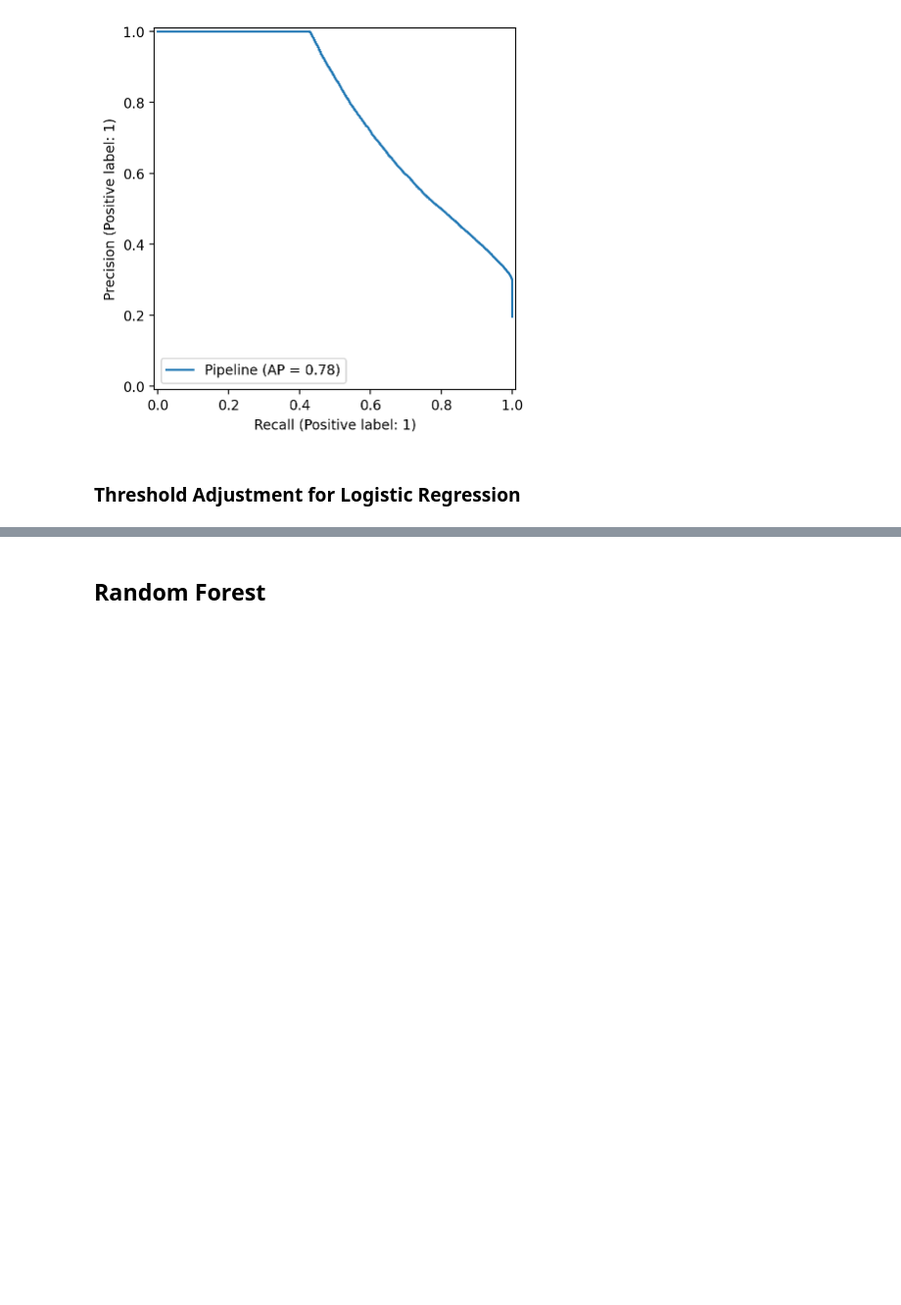
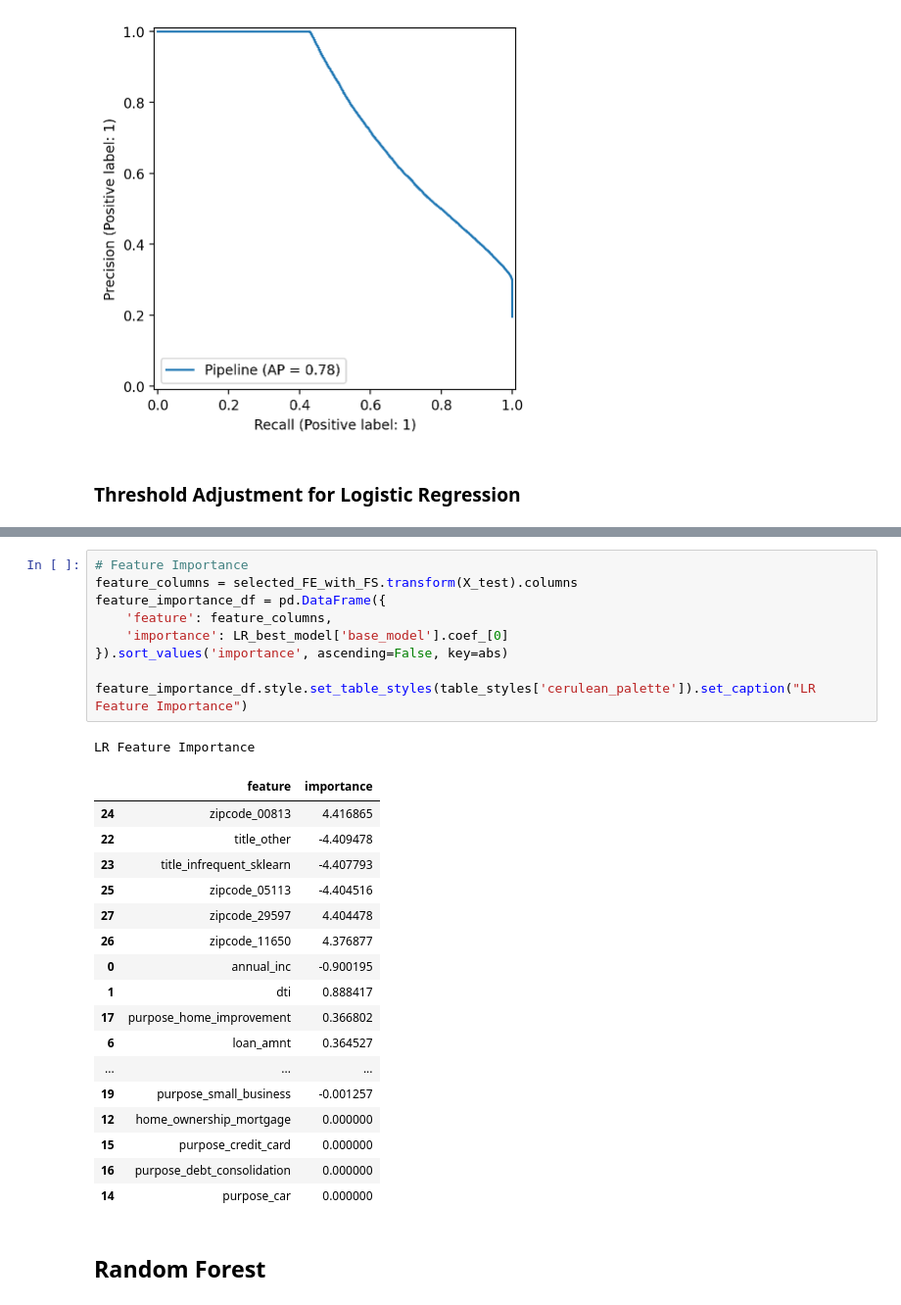
Before and after one commit to jyothisable/Credit-Default-Risk-Prediction-Model, a Jupyter notebook: model_prototyping.ipynb, the cells around one changed output, grey strips where cells are left out. Shown at 98% size. Saved outputs shown, nothing was run; the diff lists cells and outputs as text; blank space fills up the shorter version.

```diff
--- a/model_prototyping.ipynb
+++ b/model_prototyping.ipynb
@@ -511,4 +556,32 @@ Best threshold = 0.65 with f1 score = 0.65
 [figure]
+# %%
+# Feature Importance
+feature_columns = selected_FE_with_FS.transform(X_test).columns
+feature_importance_df = pd.DataFrame({
+    'feature': feature_columns,
+    'importance': LR_best_model['base_model'].coef_[0]
+}).sort_values('importance', ascending=False, key=abs)
+
+feature_importance_df.style.set_table_styles(table_styles['cerulean_palette']).set_caption("LR Feature Importance")
+# %% [output]
+LR Feature Importance
+|  | feature | importance |
+| 24 | zipcode_00813 | 4.416865 |
+| 22 | title_other | -4.409478 |
+| 23 | title_infrequent_sklearn | -4.407793 |
+| 25 | zipcode_05113 | -4.404516 |
+| 27 | zipcode_29597 | 4.404478 |
+| 26 | zipcode_11650 | 4.376877 |
+| 0 | annual_inc | -0.900195 |
+| 1 | dti | 0.888417 |
+| 17 | purpose_home_improvement | 0.366802 |
+| 6 | loan_amnt | 0.364527 |
+| ... | ... | ... |
+| 19 | purpose_small_business | -0.001257 |
+| 12 | home_ownership_mortgage | 0.000000 |
+| 15 | purpose_credit_card | 0.000000 |
+| 16 | purpose_debt_consolidation | 0.000000 |
+| 14 | purpose_car | 0.000000 |
 # %% [markdown]
 ## Random Forest
 # %%
```
Also changed, not shown: parts of 15 cells of this notebook, 1 other file.
